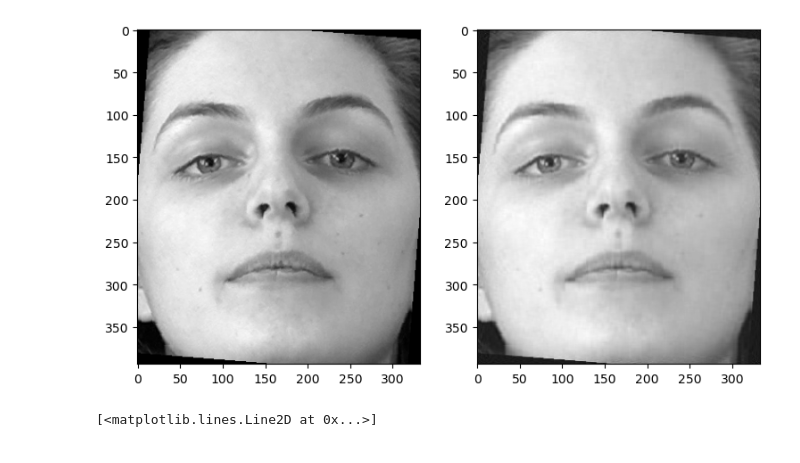
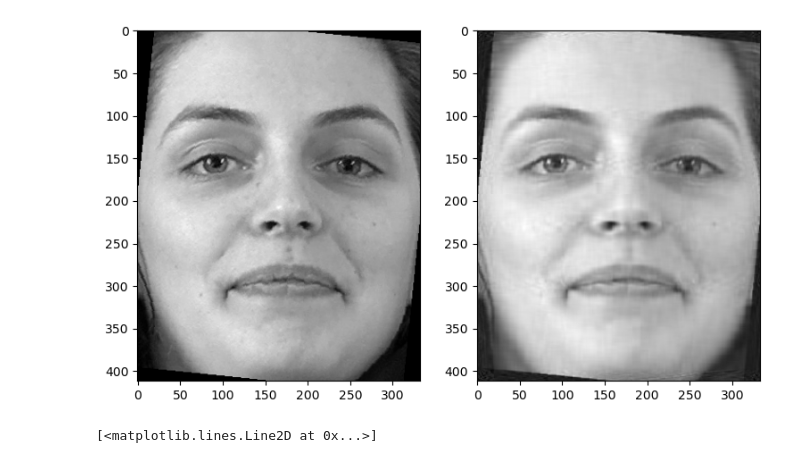
Before and after one commit to andrei-borg/stroke-video-analysis, a Jupyter notebook: eigenface.ipynb, the cells around one changed output. Saved outputs shown, nothing was run; the diff lists cells and outputs as text; code cells hidden in the pictures.

```diff
--- a/eigenface.ipynb
+++ b/eigenface.ipynb
@@ -15,0 +14,26 @@ face = obtain_face(r'C:\Users\oskar\OneDrive\Dokument\repo\kandidat\frames\frame
+# %%
+# try:
+#     delete_frames(r'C:\Users\oskar\OneDrive\Dokument\repo\kandidat\stroke-video-analysis\frames')
+# except:
+#    pass
+#extract_frames(r'C:\Users\oskar\OneDrive\Dokument\repo\kandidat\stroke-video-analysis\frames',r'C:\Users\oskar\OneDrive\Dokument\repo\kandidat\stroke-video-analysis\video\108050fps-1.MP4')
+faces = []
+i = 0
+for im in os.listdir(r'C:\Users\oskar\OneDrive\Dokument\repo\kandidat\frames'):
+    i += 1
+    face = RetinaFace.extract_faces(im)
+    #image = skimage.color.rgb2gray(face)
+    # print(image.shape)
+    # pca = PCA(n_components=30)
+    # image_compressed = pca.fit_transform(image)
+    # image_decompressed = pca.inverse_transform(image_compressed)
+    # print(image_decompressed.shape)
+
+    # plt.imshow(image_decompressed)
+    print('Processing... pic num'+str(i))
+    if i > 50:
+        break
+    faces.append(face)
+
+print(len(faces))
+print(faces[0])
@@ -16,14 +58,20 @@ face = obtain_face(r'C:\Users\oskar\OneDrive\Dokument\repo\kandidat\frames\frame
 # %%
-image = skimage.color.rgb2gray(face)
-pca = PCA(n_components=50)
-image_compressed = pca.fit_transform(image)
-image_decompressed = pca.inverse_transform(image_compressed)
+#face = RetinaFace.extract_faces(r'C:\Users\oskar\OneDrive\Dokument\repo\kandidat\frames\frames23.jpg')
+pca_face = []
+for face in faces:
+    image = skimage.color.rgb2gray(face)
+    image = image[0,:,:]
+    #print(image.shape)
+    pca = PCA(n_components=30)
+    image_compressed = pca.fit_transform(image)
+    image_decompressed = pca.inverse_transform(image_compressed)
+    pca_face.append(image_decompressed)
 
 fig, axes = plt.subplots(1,2, figsize=(9, 9))
-axes[0].imshow(image, cmap='gray')
+axes[0].imshow(skimage.color.rgb2gray(faces[0])[0,:,:], cmap='gray')
 axes[0].set_label("Original image")
-axes[1].imshow(image_decompressed, cmap='gray')
+axes[1].imshow(pca_face[0], cmap='gray')
 axes[1].set_label("Compressed image")
 # %% [output]
-[figure, old version]
+[figure, new version]
 # %%
```
Also changed, not shown: parts of 5 cells of this notebook, 2 other files.
